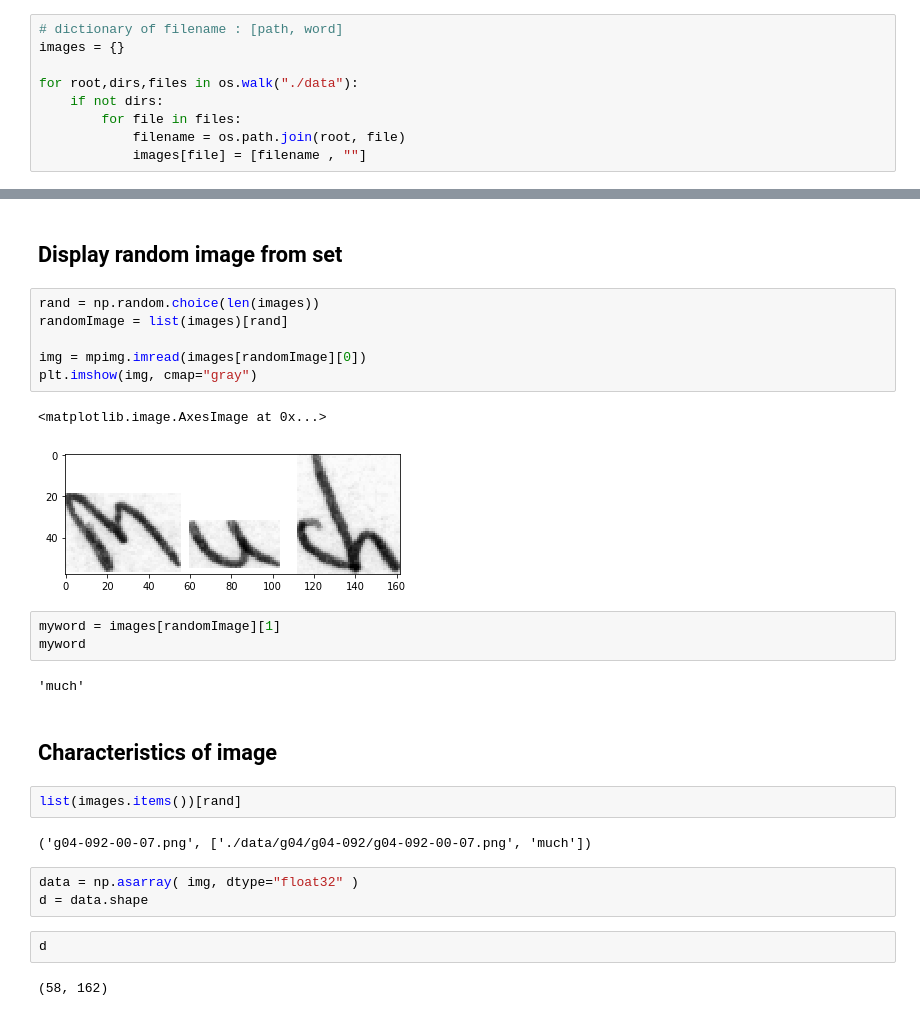
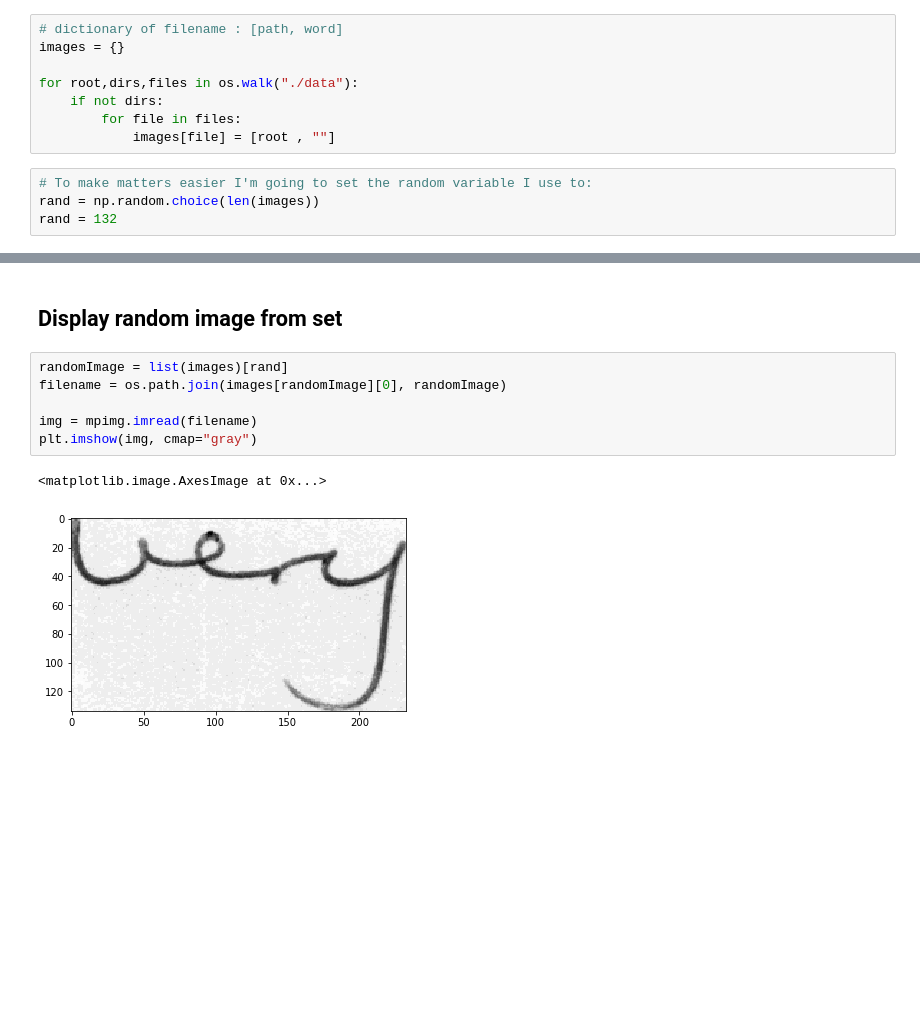
Before and after one commit to jamescrosbie/Handwritten-word-recognnition, a Jupyter notebook: HandwrittenWordsClassification.ipynb, the cells around one changed output, grey strips where cells are left out. Drawn from its saved outputs; the diff is of its cells as text; blank space fills up the shorter version.

```diff
--- a/HandwrittenWordsClassification.ipynb
+++ b/HandwrittenWordsClassification.ipynb
@@ -22,6 +22,9 @@ images = {}
 for root,dirs,files in os.walk("./data"):
     if not dirs:
         for file in files:
-            filename = os.path.join(root, file)
-            images[file] = [filename , ""]
+            images[file] = [root , ""]
+# %%
+# To make matters easier I'm going to set the random variable I use to:
+rand = np.random.choice(len(images))
+rand = 132
 # %% [markdown]
@@ -39,29 +42,11 @@ with open("./words.txt") as f:
 # %% [markdown]
 ## Display random image from set
 # %%
-rand = np.random.choice(len(images))
 randomImage = list(images)[rand]
+filename = os.path.join(images[randomImage][0], randomImage)
 
-img = mpimg.imread(images[randomImage][0])
+img = mpimg.imread(filename)
 plt.imshow(img, cmap="gray")
 # %% [output]
 <matplotlib.image.AxesImage at 0x...>
-[figure, old version]
+[figure, new version]
-# %%
-myword = images[randomImage][1]
-myword
-# %% [output]
-'much'
-# %% [markdown]
-## Characteristics of image
-# %%
-list(images.items())[rand]
-# %% [output]
-('g04-092-00-07.png', ['./data/g04/g04-092/g04-092-00-07.png', 'much'])
-# %%
-data = np.asarray( img, dtype="float32" )
-d = data.shape
-# %%
-d
-# %% [output]
-(58, 162)
```
Also changed, not shown: parts of 29 cells of this notebook.
